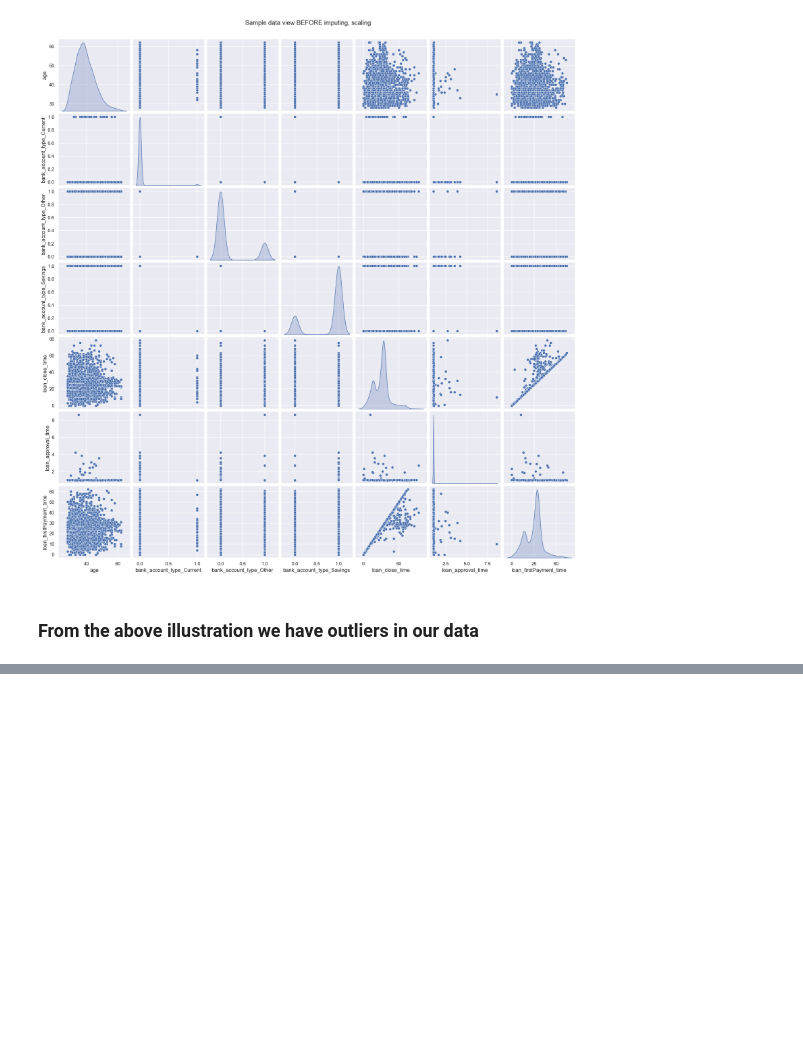
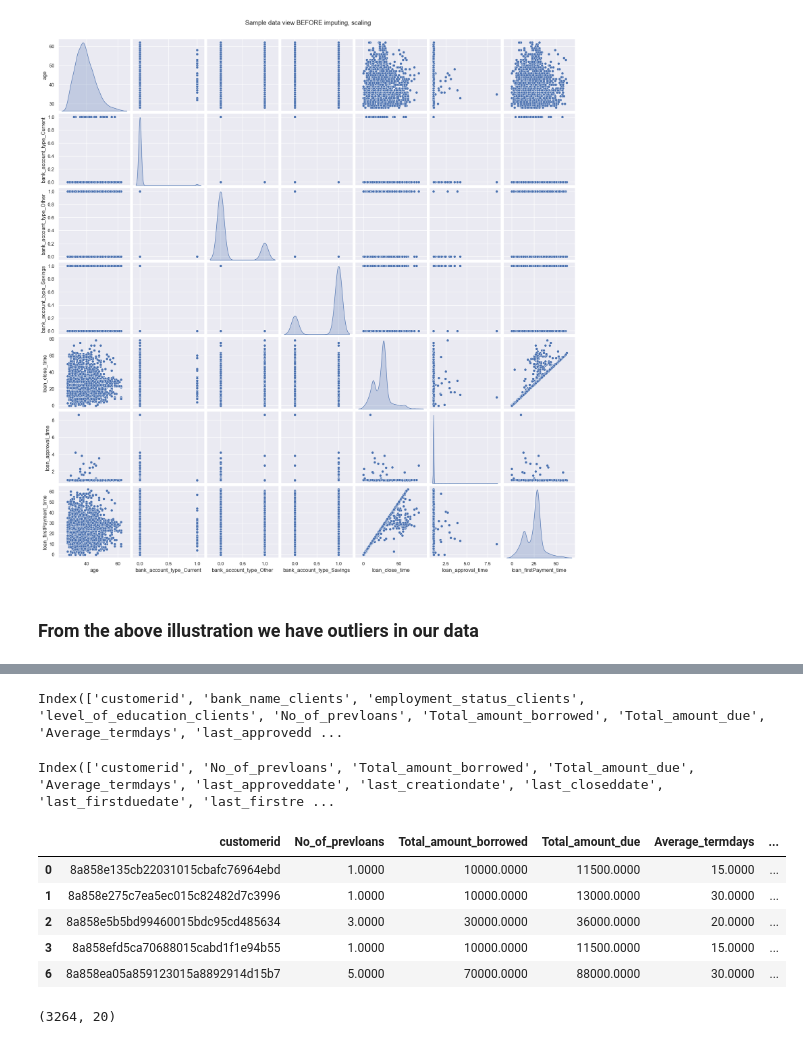
Before and after one commit to Group-10-Refactory-Capstone/Group10RefactoryCapstone, a Jupyter notebook: Explanatory Data analysis simon.ipynb, the cells around one changed output, grey strips where cells are left out. Cells and saved outputs as stored; diff of their text form; code cells hidden in the pictures; blank space fills up the shorter version.

```diff
--- a/Explanatory Data analysis simon.ipynb
+++ b/Explanatory Data analysis simon.ipynb
@@ -256,3 +234,22 @@ See the caveats in the documentation: https://pandas.pydata.org/pandas-docs/stab
 | 2 | 8a858e5b5bd99460015bdc95cd485634 | Fidelity Bank | 6 | 4 | 3.0000 | ... |
 | 3 | 8a858efd5ca70688015cabd1f1e94b55 | GT Bank | 1 | 4 | 1.0000 | ... |
 | 6 | 8a858ea05a859123015a8892914d15b7 | Access Bank | 1 | 4 | 5.0000 | ... |
+# %%
+filtered_data.columns
+# %% [output]
+Index(['customerid', 'bank_name_clients', 'employment_status_clients', 'level_of_education_clients', 'No_of_prevloans', 'Total_amount_borrowed', 'Total_amount_due', 'Average_termdays', 'last_approvedd ...
+# %%
+#Dropping columns that are likely causing bias
+filtered_data=filtered_data.drop(['bank_name_clients','employment_status_clients','level_of_education_clients'],axis=1)
+filtered_data.columns
+# %% [output]
+Index(['customerid', 'No_of_prevloans', 'Total_amount_borrowed', 'Total_amount_due', 'Average_termdays', 'last_approveddate', 'last_creationdate', 'last_closeddate', 'last_firstduedate', 'last_firstre ...
+# %%
+filtered_data.head()
+# %% [output]
+|  | customerid | No_of_prevloans | Total_amount_borrowed | Total_amount_due | Average_termdays | ... |
+| 0 | 8a858e135cb22031015cbafc76964ebd | 1.0000 | 10000.0000 | 11500.0000 | 15.0000 | ... |
+| 1 | 8a858e275c7ea5ec015c82482d7c3996 | 1.0000 | 10000.0000 | 13000.0000 | 30.0000 | ... |
+| 2 | 8a858e5b5bd99460015bdc95cd485634 | 3.0000 | 30000.0000 | 36000.0000 | 20.0000 | ... |
+| 3 | 8a858efd5ca70688015cabd1f1e94b55 | 1.0000 | 10000.0000 | 11500.0000 | 15.0000 | ... |
+| 6 | 8a858ea05a859123015a8892914d15b7 | 5.0000 | 70000.0000 | 88000.0000 | 30.0000 | ... |
@@ -258,0 +259,4 @@ See the caveats in the documentation: https://pandas.pydata.org/pandas-docs/stab
+# %%
+filtered_data.shape
+# %% [output]
+(3264, 20)
```
Also changed, not shown: parts of 24 cells of this notebook.
